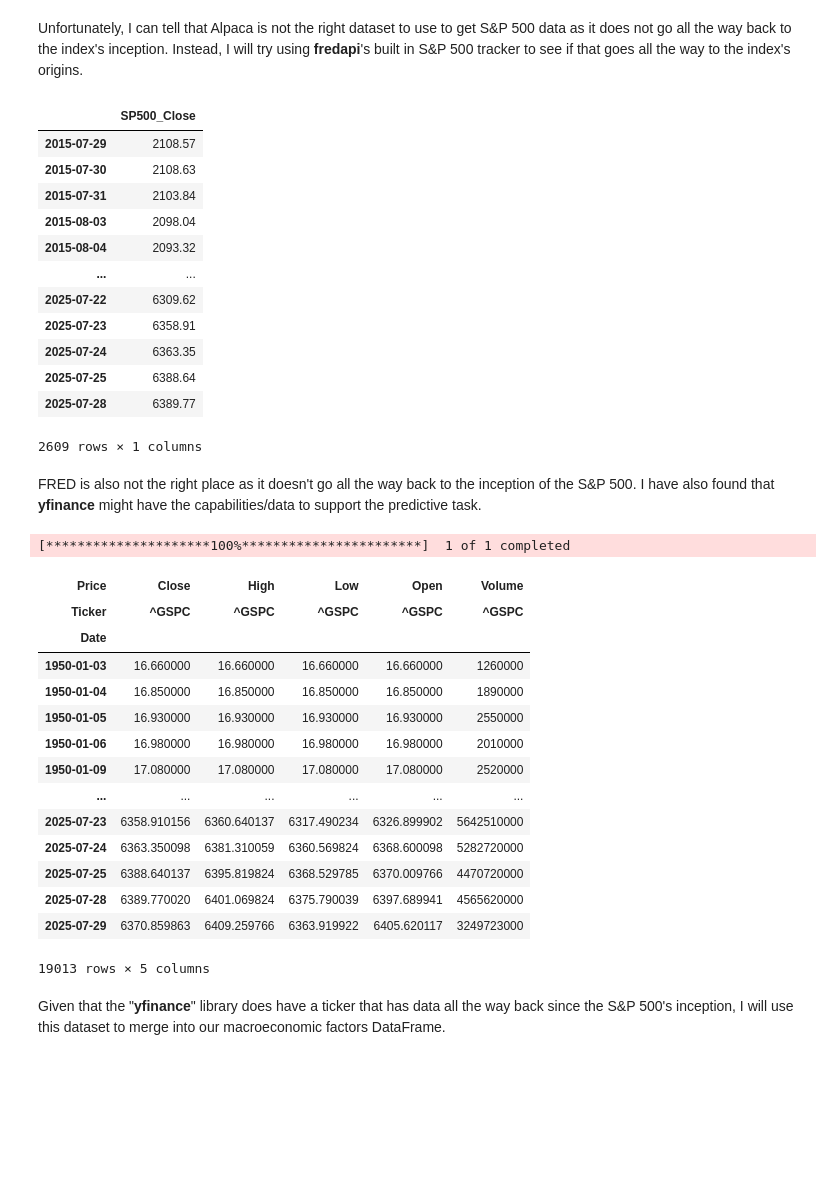
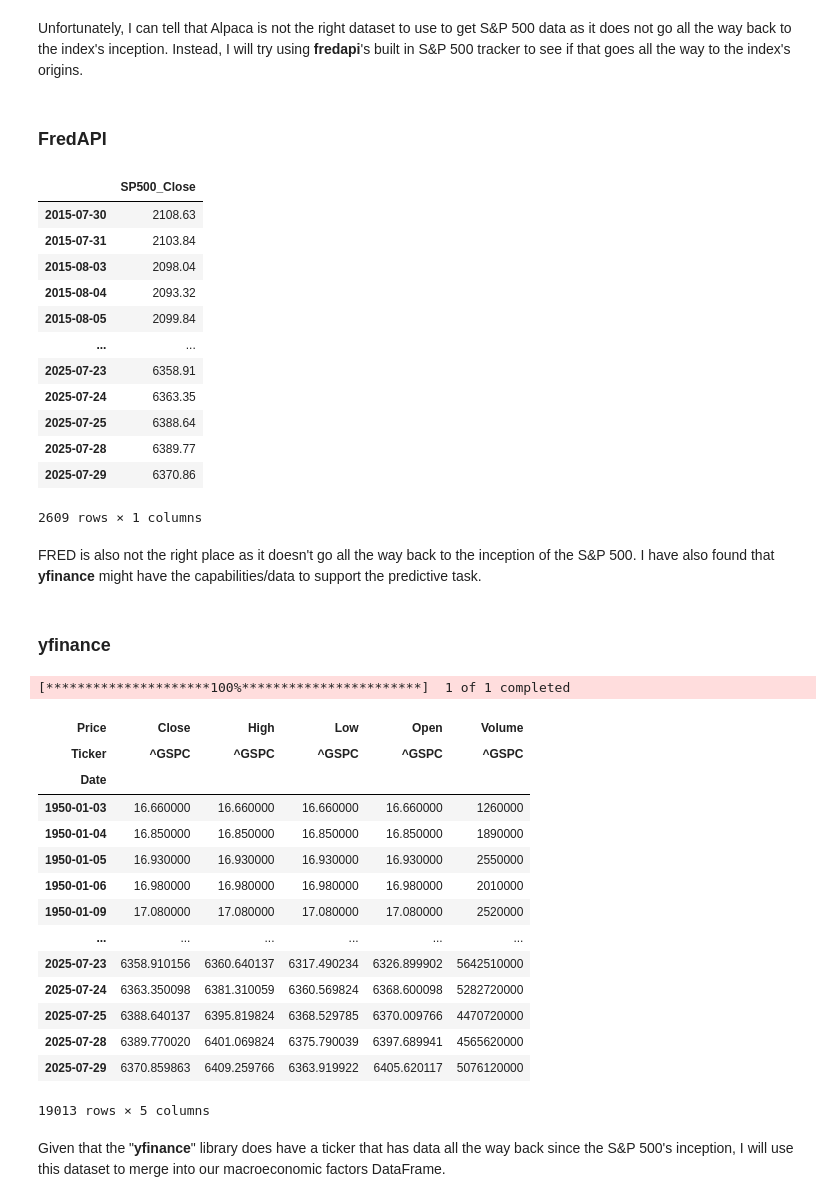
Before and after one commit to Naknak360/macroeconomic_predictor, a Jupyter notebook: Macroeconomic Predictor.ipynb, the cells around one changed output. Saved outputs shown, nothing was run; the diff lists cells and outputs as text; code cells hidden in the pictures; blank space fills up the shorter version.

```diff
--- a/Macroeconomic Predictor.ipynb
+++ b/Macroeconomic Predictor.ipynb
@@ -50,42 +52,42 @@ bars_df
 111 rows × 7 columns
 # %% [markdown]
 Unfortunately, I can tell that Alpaca is not the right dataset to use to get S&P 500 data as it does not go all the way back to the index's inception. Instead, I will try using **fredapi**'s built in S&P 500 tracker to see if that goes all the way to the index's origins.
+# %% [markdown]
+### FredAPI
 # %%
 # TODO: Note how you got this key from fredapi website
 fred = Fred(api_key='acfd7b282bd1643ea6596cee19f6d857')
 # %%
 # Get S&P 500 index data (daily closes)
-sp500 = fred.get_series('SP500')
+sp500_fred = fred.get_series('SP500')
 
 # Convert to DataFrame
 # TODO: Show the original DF and then try and limit it to closes
-sp500 = sp500.to_frame(name='SP500_Close')
-sp500.index = pd.to_datetime(sp500.index)
-sp500
+sp500_fred = sp500_fred.to_frame(name='SP500_Close')
+sp500_fred.index = pd.to_datetime(sp500_fred.index)
+sp500_fred
 # %% [output]
 |  | SP500_Close |
-| 2015-07-29 | 2108.57 |
 | 2015-07-30 | 2108.63 |
 | 2015-07-31 | 2103.84 |
 | 2015-08-03 | 2098.04 |
 | 2015-08-04 | 2093.32 |
+| 2015-08-05 | 2099.84 |
 | ... | ... |
-| 2025-07-22 | 6309.62 |
 | 2025-07-23 | 6358.91 |
 | 2025-07-24 | 6363.35 |
 | 2025-07-25 | 6388.64 |
 | 2025-07-28 | 6389.77 |
+| 2025-07-29 | 6370.86 |
 2609 rows × 1 columns
 # %% [markdown]
 FRED is also not the right place as it doesn't go all the way back to the inception of the S&P 500. I have also found that **yfinance** might have the capabilities/data to support the predictive task.
+# %% [markdown]
+### yfinance
 # %%
 # S&P 500 Index (not an ETF)
-sp500 = yf.download("^GSPC", start="1950-01-03", interval="1d")
-
-# Keep only the close price
-# sp500 = sp500[['Close']]
-# sp500.rename(columns={'Close': 'SP500_Close'}, inplace=True)
-sp500
+sp500_yf = yf.download("^GSPC", start="1950-01-01", interval="1d", auto_adjust=True)
+sp500_yf
 # %% [output]
 [*********************100%***********************]  1 of 1 completed
 | Price | Close | High | Low | Open | Volume |
@@ -101,7 +103,7 @@ sp500
 | 2025-07-24 | 6363.350098 | 6381.310059 | 6360.569824 | 6368.600098 | 5282720000 |
 | 2025-07-25 | 6388.640137 | 6395.819824 | 6368.529785 | 6370.009766 | 4470720000 |
 | 2025-07-28 | 6389.770020 | 6401.069824 | 6375.790039 | 6397.689941 | 4565620000 |
-| 2025-07-29 | 6370.859863 | 6409.259766 | 6363.919922 | 6405.620117 | 3249723000 |
+| 2025-07-29 | 6370.859863 | 6409.259766 | 6363.919922 | 6405.620117 | 5076120000 |
 19013 rows × 5 columns
 # %% [markdown]
 Given that the "**yfinance**" library does have a ticker that has data all the way back since the S&P 500's inception, I will use this dataset to merge into our macroeconomic factors DataFrame.
```
Also changed, not shown: parts of 42 cells of this notebook.
